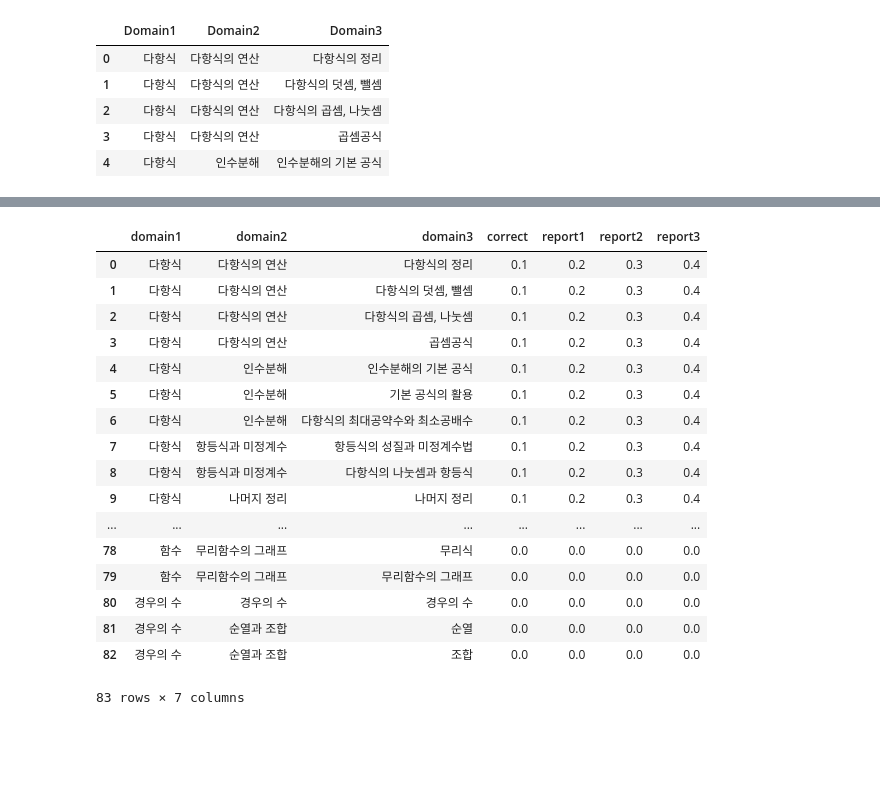
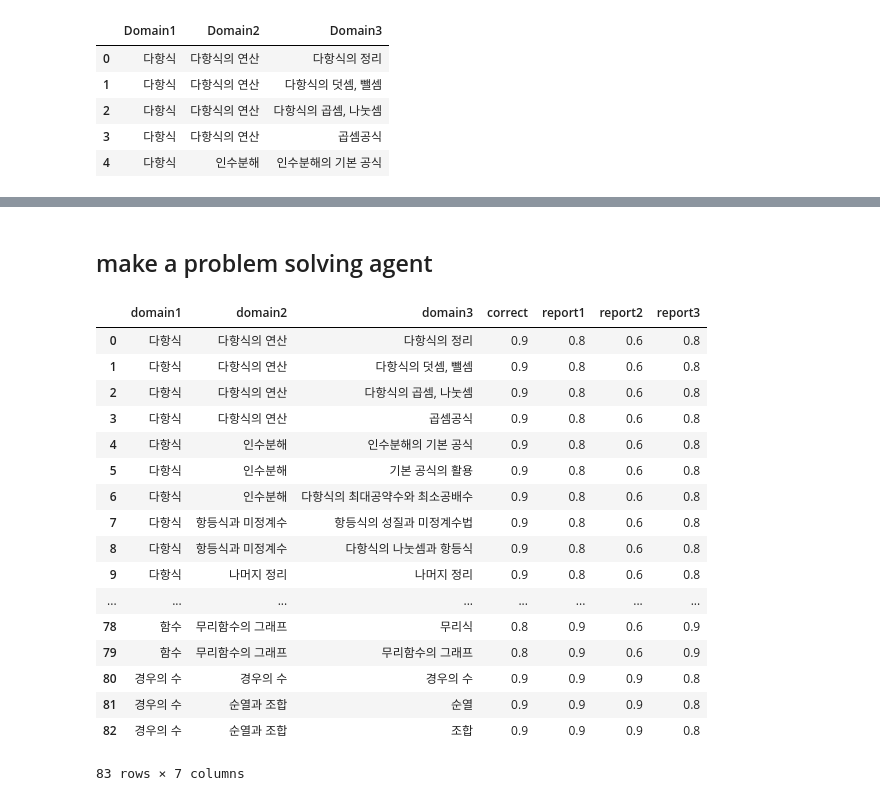
Before and after one commit to thinkbigsv/MathSolvingProcess, a Jupyter notebook: problemset.ipynb, the cells around one changed output, grey strips where cells are left out. Drawn from its saved outputs; the diff is of its cells as text; code cells hidden in the pictures; blank space fills up the shorter version.

```diff
--- a/problemset.ipynb
+++ b/problemset.ipynb
@@ -144,19 +164,0 @@ class Problem:
-# %%
-domainTree = DomainTree(domain_df)
-NUM_OF_PROBLEMS = 100
-
-problem_list = []
-problem_dict = {'pcode':[], 'domain':[], 'depth':[], 'complexity':[], 'difficulty':[], 'error':[], 'answer':[]}
-for i in range(NUM_OF_PROBLEMS):
-    p = Problem.gen_random_problem(domainTree, i)
-    problem_list.append(p)
-    problem_dict['pcode'].append(p.pcode)
-    problem_dict['domain'].append(p.domain)
-    problem_dict['depth'].append(p.depth)
-    problem_dict['complexity'].append(p.complexity)
-    problem_dict['difficulty'].append(p.difficulty)
-    problem_dict['error'].append(p.error)
-    problem_dict['answer'].append(p.answer)
-
-problem_df = pd.DataFrame(problem_dict, columns=['pcode', 'domain', 'depth', 'complexity', 'difficulty', 'error', 'answer'])
-problem_df.head()
@@ -203,23 +277,31 @@ class PSAgent:
-# %%
-agent = PSAgent()
-agent.set_p_domain('다항식', (0.1, 0.2, 0.3, 0.4))
-agent.p_domain
-# %% [output]
-|  | domain1 | domain2 | domain3 | correct | report1 | report2 | report3 |
-| 0 | 다항식 | 다항식의 연산 | 다항식의 정리 | 0.1 | 0.2 | 0.3 | 0.4 |
-| 1 | 다항식 | 다항식의 연산 | 다항식의 덧셈, 뺄셈 | 0.1 | 0.2 | 0.3 | 0.4 |
-| 2 | 다항식 | 다항식의 연산 | 다항식의 곱셈, 나눗셈 | 0.1 | 0.2 | 0.3 | 0.4 |
-| 3 | 다항식 | 다항식의 연산 | 곱셈공식 | 0.1 | 0.2 | 0.3 | 0.4 |
-| 4 | 다항식 | 인수분해 | 인수분해의 기본 공식 | 0.1 | 0.2 | 0.3 | 0.4 |
-| 5 | 다항식 | 인수분해 | 기본 공식의 활용 | 0.1 | 0.2 | 0.3 | 0.4 |
-| 6 | 다항식 | 인수분해 | 다항식의 최대공약수와 최소공배수 | 0.1 | 0.2 | 0.3 | 0.4 |
-| 7 | 다항식 | 항등식과 미정계수 | 항등식의 성질과 미정계수법 | 0.1 | 0.2 | 0.3 | 0.4 |
-| 8 | 다항식 | 항등식과 미정계수 | 다항식의 나눗셈과 항등식 | 0.1 | 0.2 | 0.3 | 0.4 |
-| 9 | 다항식 | 나머지 정리 | 나머지 정리 | 0.1 | 0.2 | 0.3 | 0.4 |
-| ... | ... | ... | ... | ... | ... | ... | ... |
-| 78 | 함수 | 무리함수의 그래프 | 무리식 | 0.0 | 0.0 | 0.0 | 0.0 |
-| 79 | 함수 | 무리함수의 그래프 | 무리함수의 그래프 | 0.0 | 0.0 | 0.0 | 0.0 |
-| 80 | 경우의 수 | 경우의 수 | 경우의 수 | 0.0 | 0.0 | 0.0 | 0.0 |
-| 81 | 경우의 수 | 순열과 조합 | 순열 | 0.0 | 0.0 | 0.0 | 0.0 |
-| 82 | 경우의 수 | 순열과 조합 | 조합 | 0.0 | 0.0 | 0.0 | 0.0 |
-83 rows × 7 columns
+# %% [markdown]
+## make a problem solving agent
+# %%
+agent = PSAgent(0.95)
+agent.set_p_domain('다항식', (0.9, 0.8, 0.6, 0.8))
+agent.set_p_domain('실수와 허수', (0.9, 0.9, 0.7, 0.9))
+agent.set_p_domain('방정식과 부등식', (0.9, 0.8, 0.6, 0.8))
+agent.set_p_domain('도형의 방정식', (0.6, 0.9, 0.5, 0.7))
+agent.set_p_domain('집합과 명제', (0.9, 0.9, 0.5, 0.7))
+agent.set_p_domain('함수', (0.8, 0.9, 0.6, 0.9))
+agent.set_p_domain('경우의 수', (0.9, 0.9, 0.9, 0.8))
+agent.p_domain
+# %% [output]
+|  | domain1 | domain2 | domain3 | correct | report1 | report2 | report3 |
+| 0 | 다항식 | 다항식의 연산 | 다항식의 정리 | 0.9 | 0.8 | 0.6 | 0.8 |
+| 1 | 다항식 | 다항식의 연산 | 다항식의 덧셈, 뺄셈 | 0.9 | 0.8 | 0.6 | 0.8 |
+| 2 | 다항식 | 다항식의 연산 | 다항식의 곱셈, 나눗셈 | 0.9 | 0.8 | 0.6 | 0.8 |
+| 3 | 다항식 | 다항식의 연산 | 곱셈공식 | 0.9 | 0.8 | 0.6 | 0.8 |
+| 4 | 다항식 | 인수분해 | 인수분해의 기본 공식 | 0.9 | 0.8 | 0.6 | 0.8 |
+| 5 | 다항식 | 인수분해 | 기본 공식의 활용 | 0.9 | 0.8 | 0.6 | 0.8 |
+| 6 | 다항식 | 인수분해 | 다항식의 최대공약수와 최소공배수 | 0.9 | 0.8 | 0.6 | 0.8 |
+| 7 | 다항식 | 항등식과 미정계수 | 항등식의 성질과 미정계수법 | 0.9 | 0.8 | 0.6 | 0.8 |
+| 8 | 다항식 | 항등식과 미정계수 | 다항식의 나눗셈과 항등식 | 0.9 | 0.8 | 0.6 | 0.8 |
+| 9 | 다항식 | 나머지 정리 | 나머지 정리 | 0.9 | 0.8 | 0.6 | 0.8 |
+| ... | ... | ... | ... | ... | ... | ... | ... |
+| 78 | 함수 | 무리함수의 그래프 | 무리식 | 0.8 | 0.9 | 0.6 | 0.9 |
+| 79 | 함수 | 무리함수의 그래프 | 무리함수의 그래프 | 0.8 | 0.9 | 0.6 | 0.9 |
+| 80 | 경우의 수 | 경우의 수 | 경우의 수 | 0.9 | 0.9 | 0.9 | 0.8 |
+| 81 | 경우의 수 | 순열과 조합 | 순열 | 0.9 | 0.9 | 0.9 | 0.8 |
+| 82 | 경우의 수 | 순열과 조합 | 조합 | 0.9 | 0.9 | 0.9 | 0.8 |
+83 rows × 7 columns
```
Also changed, not shown: parts of 8 cells of this notebook, 2 other files.
